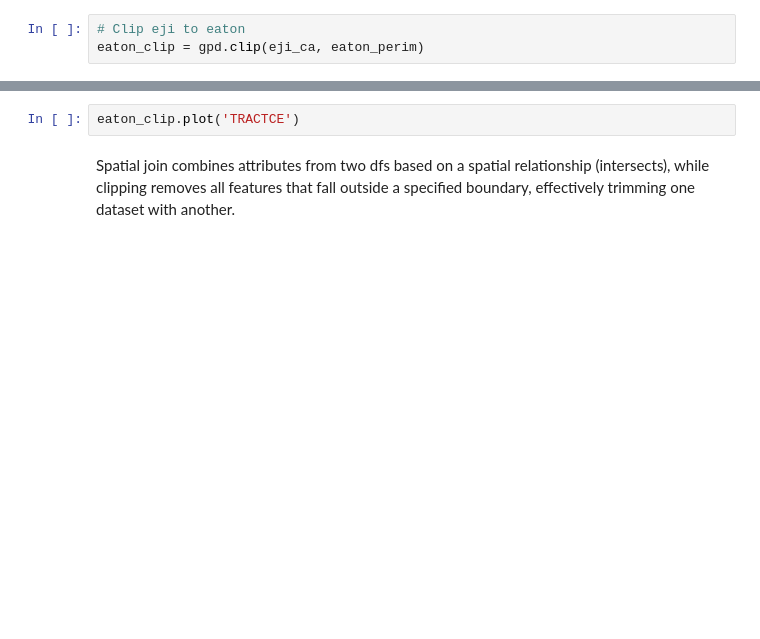
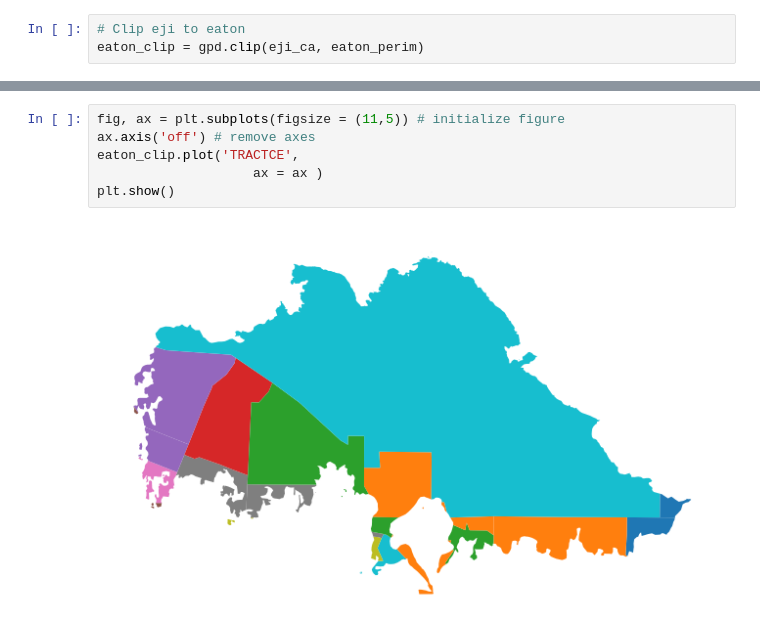
Before and after one commit to IsabellaSegarra/eds220-hwk4, a Jupyter notebook: hwk4-task2-false-color-segarra.ipynb, the cells around one changed output, grey strips where cells are left out. Drawn from its saved outputs; the diff is of its cells as text; blank space fills up the shorter version.

```diff
--- a/hwk4-task2-false-color-segarra.ipynb
+++ b/hwk4-task2-false-color-segarra.ipynb
@@ -345,4 +394,8 @@ palisades_clip.plot('TRACTCE')
 # %%
-eaton_clip.plot('TRACTCE')
+fig, ax = plt.subplots(figsize = (11,5)) # initialize figure
+ax.axis('off') # remove axes
+eaton_clip.plot('TRACTCE',
+                    ax = ax )
+plt.show()
+# %% [output]
+[figure, added]
-# %% [markdown]
-Spatial join combines attributes from two dfs  based on a spatial relationship (intersects), while clipping removes all features that fall outside a specified boundary, effectively trimming one dataset with another.
```
Also changed, not shown: parts of 24 cells of this notebook.
